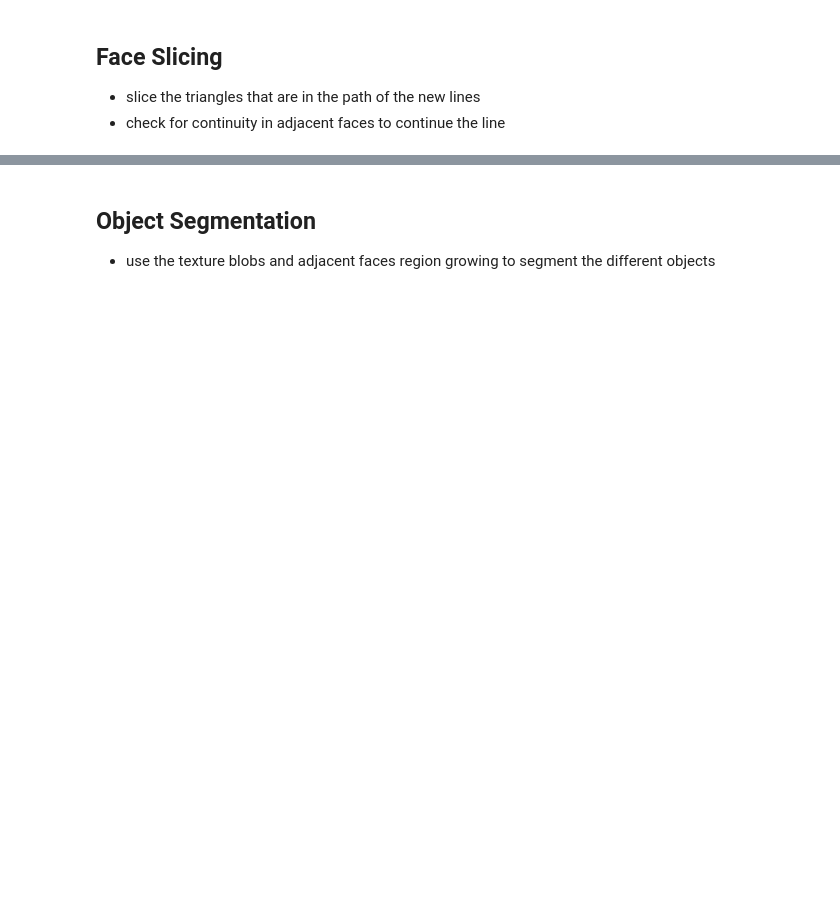
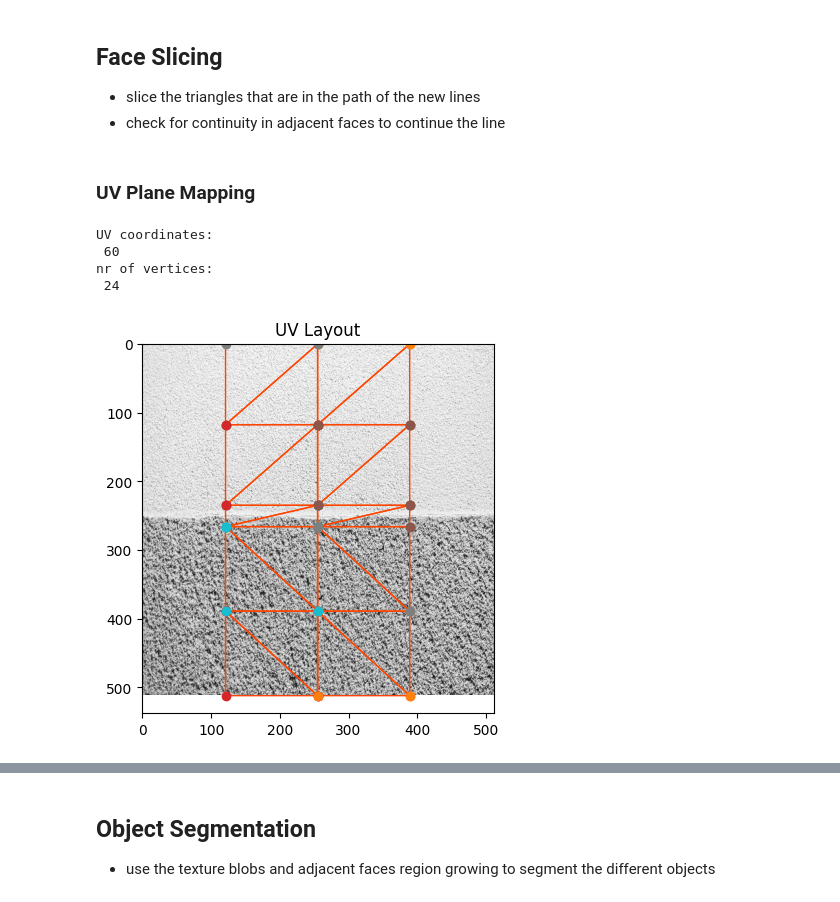
Before and after one commit to JelleKUL/segmentationtools, a Jupyter notebook: docs/source/examples/workflow.ipynb, the cells around one changed output, grey strips where cells are left out. Drawn from its saved outputs; the diff is of its cells as text; code cells hidden in the pictures; blank space fills up the shorter version.

Commit message:
Workflow TestCase

```diff
--- a/docs/source/examples/workflow.ipynb
+++ b/docs/source/examples/workflow.ipynb
@@ -20,6 +24,6 @@ import matplotlib.pyplot as plt
 # %%
 #import the 3D mesh
-meshPath = "../../../localfiles/DemoHouse.obj"
+meshPath = "../../../localfiles/TestWall.obj"
 mesh = o3d.io.read_triangle_mesh(meshPath, True)
 # %% [markdown]
 ## Texture Segmentation
@@ -41,4 +45,4 @@ filter_out = fseg.image_filtering(grayTexture, filter_list=filter_list)
 # include original image as one band
 Ig = np.concatenate((np.float32(grayTexture.reshape((grayTexture.shape[0], grayTexture.shape[1], 1))), filter_out), axis=2)
 # run segmentation. try different window size, with and without nonneg constraints
-segmentedTexture = fseg.Fseg(Ig, ws=10, segn=0, omega=.2, nonneg_constraint=False)
+segmentedTexture = fseg.Fseg(Ig, ws=20, segn=0, omega=0.2, nonneg_constraint=False)
@@ -99,15 +130,24 @@ segmentationtools.show_img(dstp2)
 
 - slice the triangles that are in the path of the new lines
 - check for continuity in adjacent faces to continue the line
+# %% [markdown]
+### UV Plane Mapping
 # %%
 # Plot the triangles on the uv plane
 # Scale the uv coordinates with the image dimensions
 uvPoints = np.asarray(mesh.triangle_uvs) * np.array([segmentedMappedTexture.shape[1],segmentedMappedTexture.shape[0]])
 print("UV coordinates: \n", len(uvPoints))
 print("nr of vertices: \n", len(mesh.vertices))
-plt.imshow(segmentedMappedTexture)
+plt.imshow(grayTexture, cmap='gray')
 
 for i in range((int)(len(uvPoints)/3)):
     plt.fill(*zip(*uvPoints[3*i:3*i+3]), facecolor='none', edgecolor='orangered', linewidth=1)
+    plt.scatter(*zip(*uvPoints[3*i:3*i+3]))
 plt.title('UV Layout')
 plt.show()
+# %% [output]
+UV coordinates:
+ 60
+nr of vertices:
+ 24
+[figure, added]
```
Also changed, not shown: parts of 17 cells of this notebook, 1 other file.
